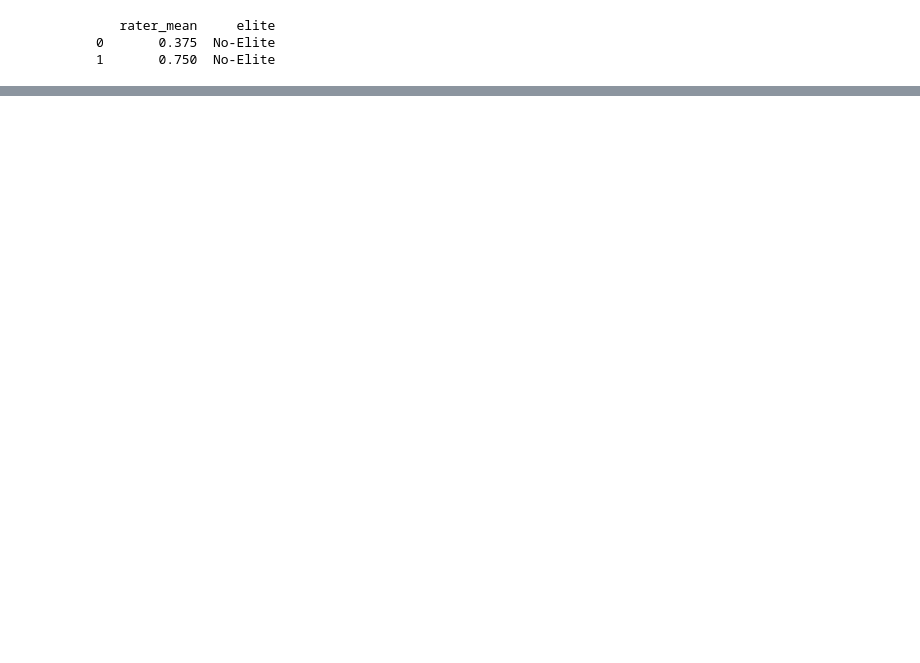
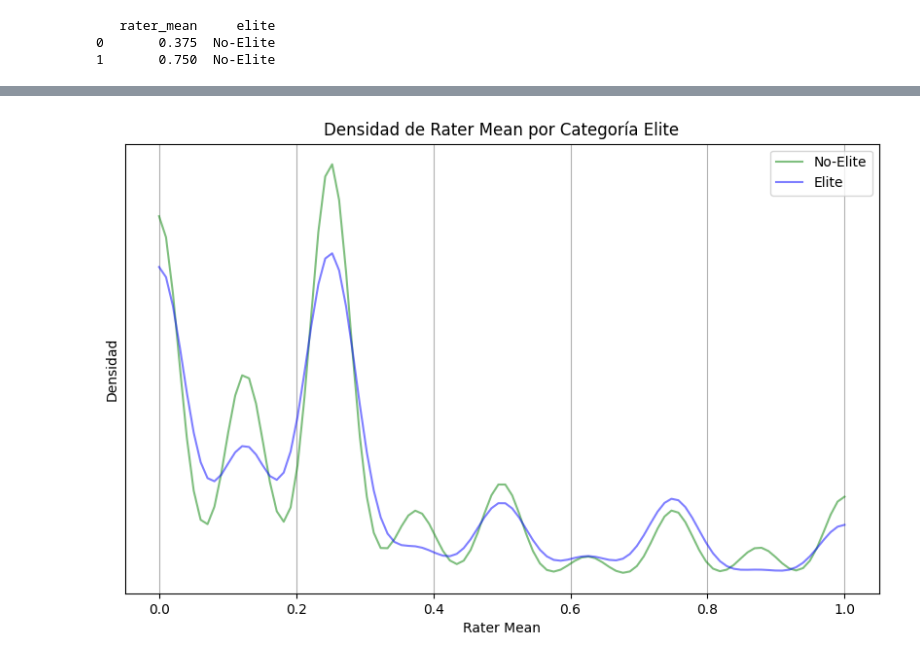
Before and after one commit to matdknu/ffcc-udec, a Jupyter notebook: procesamiento-tarea1.ipynb, the cells around one changed output, grey strips where cells are left out. Saved outputs shown, nothing was run; the diff lists cells and outputs as text; code cells hidden in the pictures; blank space fills up the shorter version.

```diff
--- a/procesamiento-tarea1.ipynb
+++ b/procesamiento-tarea1.ipynb
@@ -47,0 +89,6 @@ print(stats_by_elite)
+# %%
+# Mapear los valores de la columna 'elite' a números
+data['elite'] = data['elite'].map({'No-Elite': 0, 'Elite': 1})
+
+# Verificar los cambios
+print(data['elite'].unique())
@@ -47,0 +102,39 @@ print(stats_by_elite)
+# %%
+import numpy as np
+import pandas as pd
+import seaborn as sns
+import matplotlib.pyplot as plt
+from scipy.stats import gaussian_kde
+
+# Suponiendo que tienes un dataframe llamado 'data' con las columnas 'elite' y 'rater_mean'
+
+plt.figure(figsize=(10, 6))
+
+# Calcular la densidad para No Elite
+rater_mean_no_elite = data[data['elite'] == 0]['rater_mean']
+density_no_elite = gaussian_kde(rater_mean_no_elite)
+x_vals_no_elite = np.linspace(min(rater_mean_no_elite), max(rater_mean_no_elite), 100)
+plt.plot(x_vals_no_elite, density_no_elite(x_vals_no_elite), color="green", alpha=0.5, label='No-Elite')
+
+# Calcular la densidad para Elite
+rater_mean_elite = data[data['elite'] == 1]['rater_mean']
+density_elite = gaussian_kde(rater_mean_elite)
+x_vals_elite = np.linspace(min(rater_mean_elite), max(rater_mean_elite), 100)
+plt.plot(x_vals_elite, density_elite(x_vals_elite), color="blue", alpha=0.5, label='Elite')
+
+# Personalizar el gráfico
+plt.title('Densidad de Rater Mean por Categoría Elite')
+plt.xlabel('Rater Mean')
+plt.ylabel('Densidad')
+# Ocultar los números del eje Y
+plt.yticks([])
+plt.legend()
+plt.grid(True)
+
+# Guardar el gráfico con fondo blanco
+plt.savefig('images/grafico1.png')
+
+# Mostrar el gráfico
+plt.show()
+# %% [output]
+[figure, added]
```
Also changed, not shown: parts of 6 cells of this notebook.
